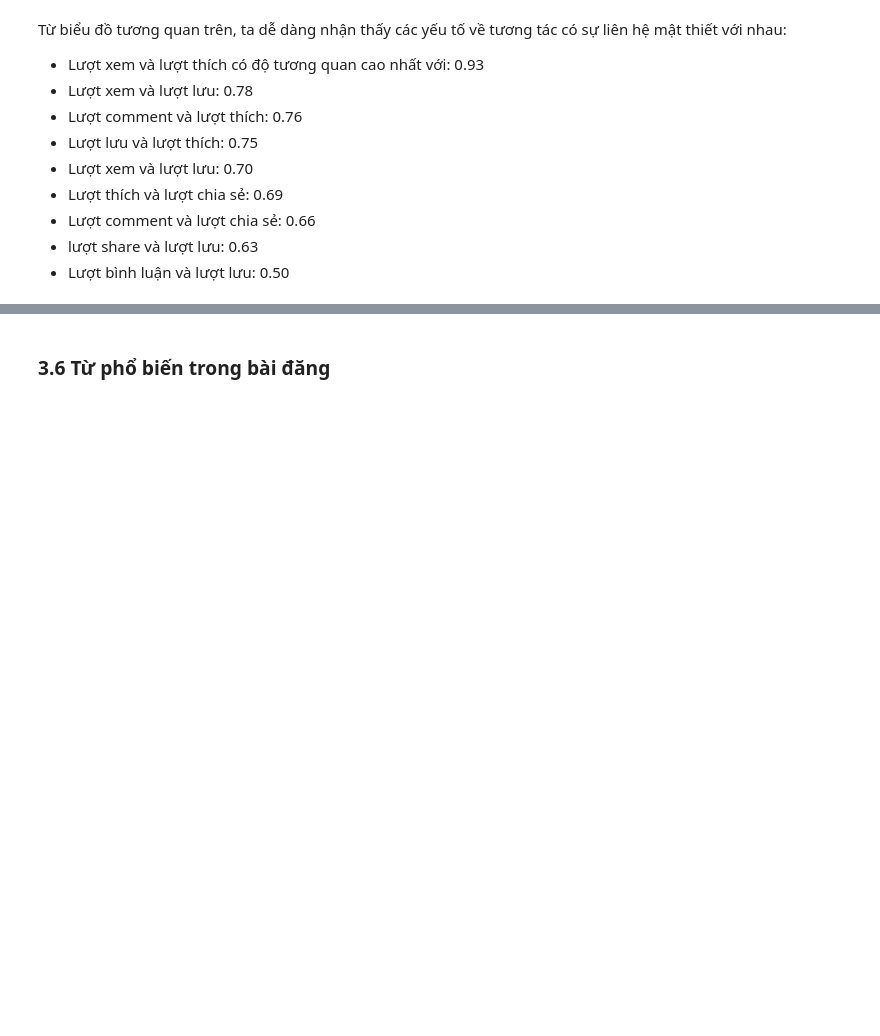
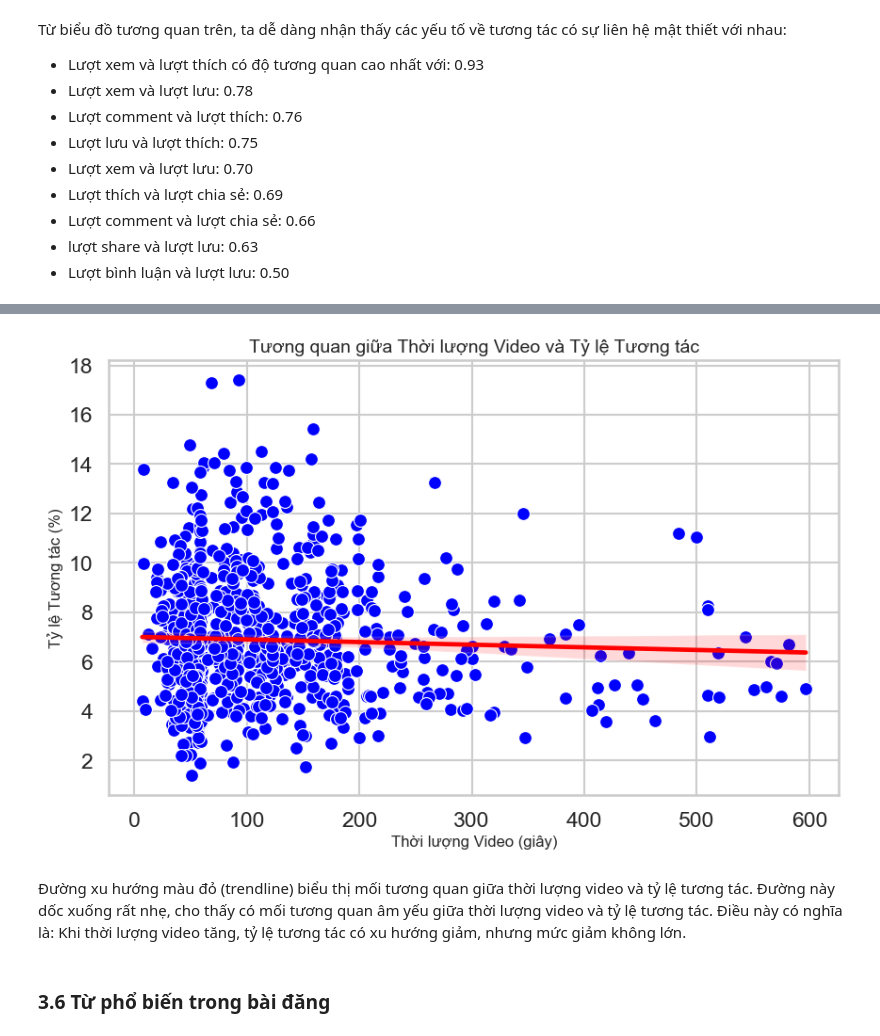
Before and after one commit to dattotien/Tiktok_profile, a Jupyter notebook: BTL.ipynb, the cells around one changed output, grey strips where cells are left out. Cells and saved outputs as stored; diff of their text form; code cells hidden in the pictures; blank space fills up the shorter version.

```diff
--- a/BTL.ipynb
+++ b/BTL.ipynb
@@ -1490,0 +1561,4 @@ Từ biểu đồ tương quan trên, ta dễ dàng nhận thấy các yếu t
+# %%
+vd = rate_reaction.copy()
+vd['videoMeta/duration'] = read_df['videoMeta/duration']
+vd
@@ -1491,3 +1594,19 @@ Từ biểu đồ tương quan trên, ta dễ dàng nhận thấy các yếu t
+# %%
+plt.figure(figsize=(10, 6))
+sns.scatterplot(data=vd, x='videoMeta/duration', y='ER', color='blue', s=100)
+
+sns.regplot(data=vd, x='videoMeta/duration', y='ER', scatter=False, color='red')
+plt.title('Tương quan giữa Thời lượng Video và Tỷ lệ Tương tác', fontsize=14)
+plt.xlabel('Thời lượng Video (giây)', fontsize=12)
+plt.ylabel('Tỷ lệ Tương tác (%)', fontsize=12)
+plt.grid(True)
+
+plt.show()
+# %% [output]
+[figure, added]
+# %% [markdown]
+Đường xu hướng màu đỏ (trendline) biểu thị mối tương quan giữa thời lượng video và tỷ lệ tương tác. Đường này dốc xuống rất nhẹ, cho thấy có mối tương quan âm yếu giữa thời lượng video và tỷ lệ tương tác. Điều này có nghĩa là:
+Khi thời lượng video tăng, tỷ lệ tương tác có xu hướng giảm, nhưng mức giảm không lớn.
 # %% [markdown]
 ### 3.6 Từ phổ biến trong bài đăng
 # %% [markdown]
```
Also changed, not shown: parts of 21 cells of this notebook.
